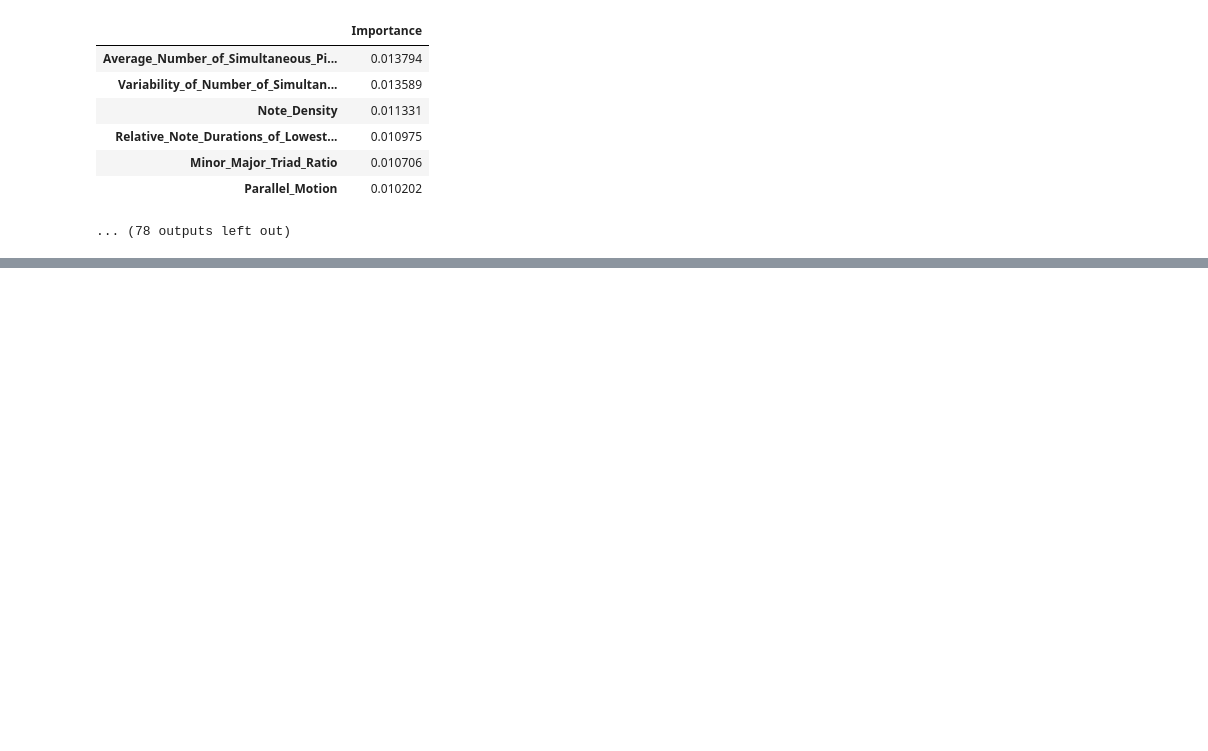
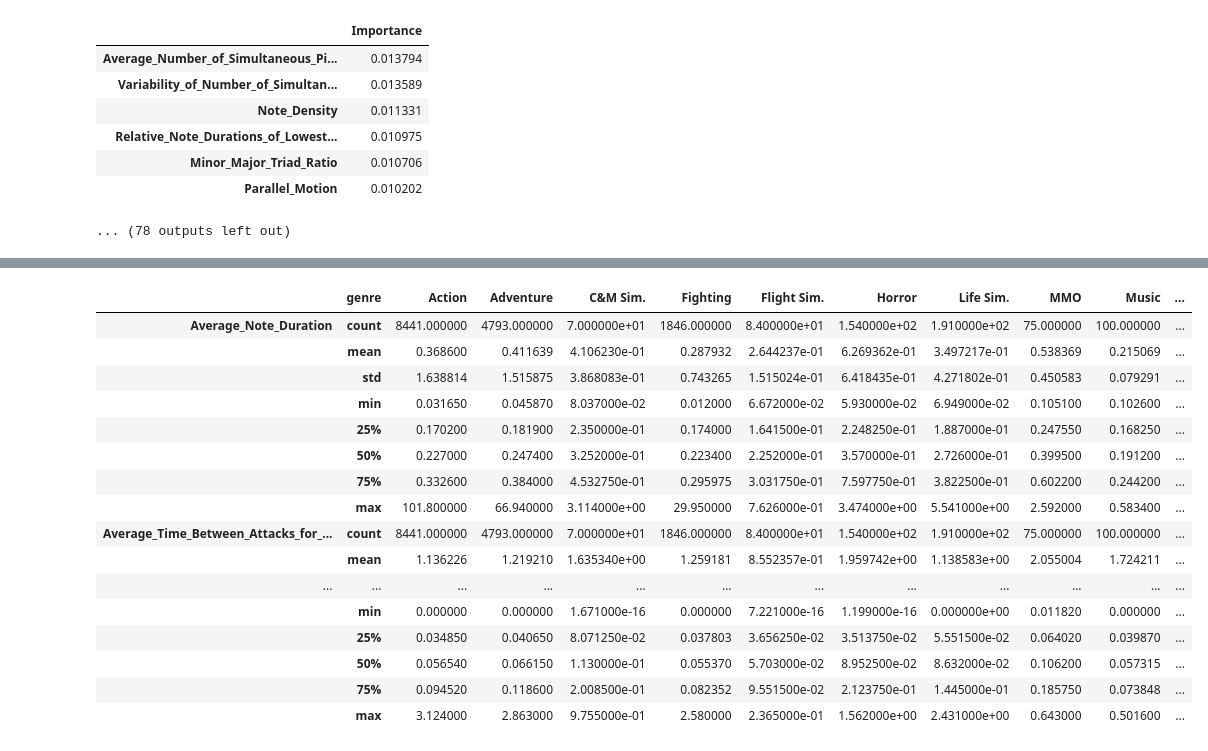
Before and after one commit to cedricviaccoz/musicology, a Jupyter notebook: dataset/Final Analysis, Results and Interpretations.ipynb, the cells around one changed output, grey strips where cells are left out. Drawn from its saved outputs; the diff is of its cells as text; code cells hidden in the pictures; blank space fills up the shorter version.

```diff
--- a/dataset/Final Analysis, Results and Interpretations.ipynb
+++ b/dataset/Final Analysis, Results and Interpretations.ipynb
@@ -463,0 +520,27 @@ for (genre1, genre2), important_features in features_importance_tuples.items():
+# %%
+features = ['Variability_of_Note_Durations',
+ 'Average_Note_Duration',
+ 'Variability_of_Time_Between_Attacks',
+ 'Average_Time_Between_Attacks_for_Each_Voice',
+ 'Maximum_Note_Duration',
+ 'Minimum_Note_Duration',
+ 'Longest_Complete_Rest']
+df_pred[['genre']+features].groupby('genre').describe().T
+# %% [output]
+|  | genre | Action | Adventure | C&M Sim. | Fighting | Flight Sim. | Horror | Life Sim. | MMO | Music | ... |
+| Average_Note_Duration | count | 8441.000000 | 4793.000000 | 7.000000e+01 | 1846.000000 | 8.400000e+01 | 1.540000e+02 | 1.910000e+02 | 75.000000 | 100.000000 | ... |
+|  | mean | 0.368600 | 0.411639 | 4.106230e-01 | 0.287932 | 2.644237e-01 | 6.269362e-01 | 3.497217e-01 | 0.538369 | 0.215069 | ... |
+|  | std | 1.638814 | 1.515875 | 3.868083e-01 | 0.743265 | 1.515024e-01 | 6.418435e-01 | 4.271802e-01 | 0.450583 | 0.079291 | ... |
+|  | min | 0.031650 | 0.045870 | 8.037000e-02 | 0.012000 | 6.672000e-02 | 5.930000e-02 | 6.949000e-02 | 0.105100 | 0.102600 | ... |
+|  | 25% | 0.170200 | 0.181900 | 2.350000e-01 | 0.174000 | 1.641500e-01 | 2.248250e-01 | 1.887000e-01 | 0.247550 | 0.168250 | ... |
+|  | 50% | 0.227000 | 0.247400 | 3.252000e-01 | 0.223400 | 2.252000e-01 | 3.570000e-01 | 2.726000e-01 | 0.399500 | 0.191200 | ... |
+|  | 75% | 0.332600 | 0.384000 | 4.532750e-01 | 0.295975 | 3.031750e-01 | 7.597750e-01 | 3.822500e-01 | 0.602200 | 0.244200 | ... |
+|  | max | 101.800000 | 66.940000 | 3.114000e+00 | 29.950000 | 7.626000e-01 | 3.474000e+00 | 5.541000e+00 | 2.592000 | 0.583400 | ... |
+| Average_Time_Between_Attacks_for_... | count | 8441.000000 | 4793.000000 | 7.000000e+01 | 1846.000000 | 8.400000e+01 | 1.540000e+02 | 1.910000e+02 | 75.000000 | 100.000000 | ... |
+|  | mean | 1.136226 | 1.219210 | 1.635340e+00 | 1.259181 | 8.552357e-01 | 1.959742e+00 | 1.138583e+00 | 2.055004 | 1.724211 | ... |
+| ... | ... | ... | ... | ... | ... | ... | ... | ... | ... | ... | ... |
+|  | min | 0.000000 | 0.000000 | 1.671000e-16 | 0.000000 | 7.221000e-16 | 1.199000e-16 | 0.000000e+00 | 0.011820 | 0.000000 | ... |
+|  | 25% | 0.034850 | 0.040650 | 8.071250e-02 | 0.037803 | 3.656250e-02 | 3.513750e-02 | 5.551500e-02 | 0.064020 | 0.039870 | ... |
+|  | 50% | 0.056540 | 0.066150 | 1.130000e-01 | 0.055370 | 5.703000e-02 | 8.952500e-02 | 8.632000e-02 | 0.106200 | 0.057315 | ... |
+|  | 75% | 0.094520 | 0.118600 | 2.008500e-01 | 0.082352 | 9.551500e-02 | 2.123750e-01 | 1.445000e-01 | 0.185750 | 0.073848 | ... |
+|  | max | 3.124000 | 2.863000 | 9.755000e-01 | 2.580000 | 2.365000e-01 | 1.562000e+00 | 2.431000e+00 | 0.643000 | 0.501600 | ... |
```
Also changed, not shown: parts of 3 cells of this notebook, 2 other files.
